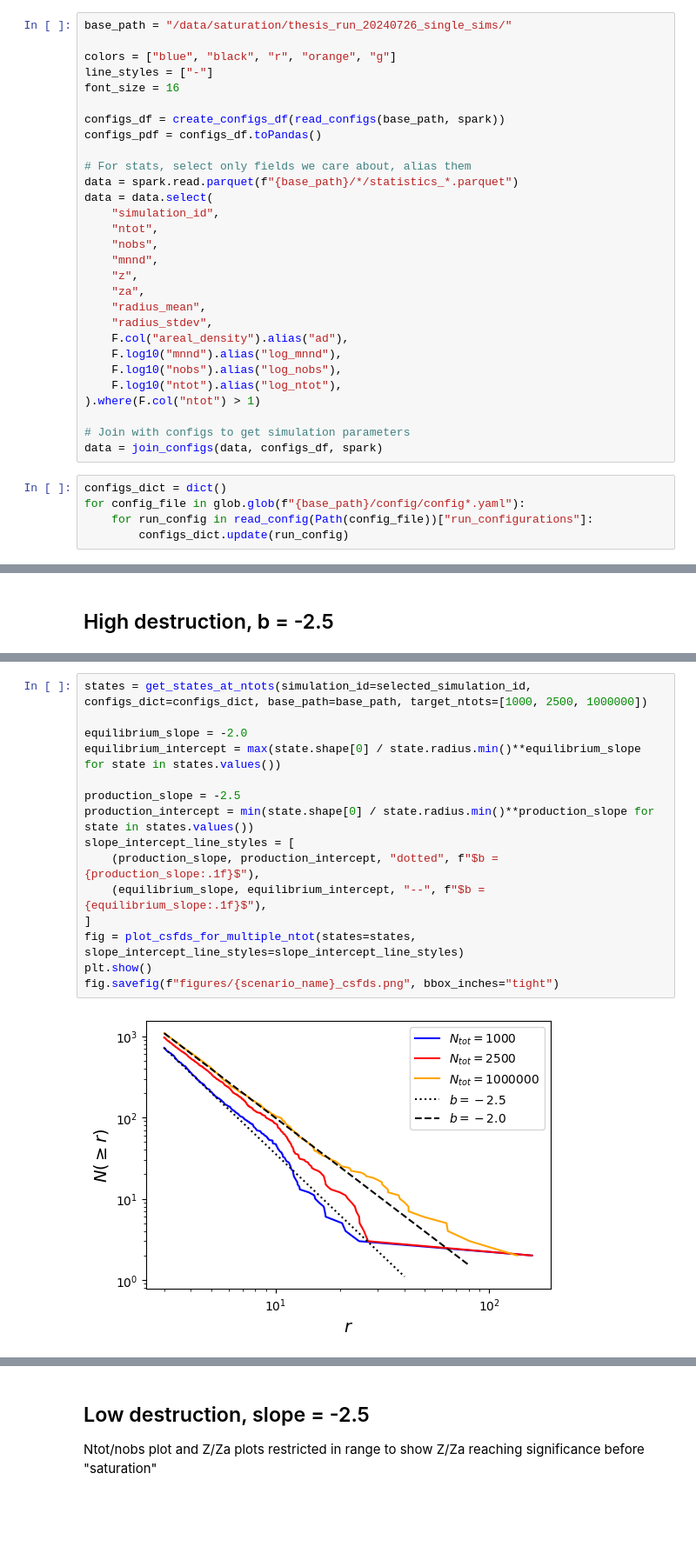
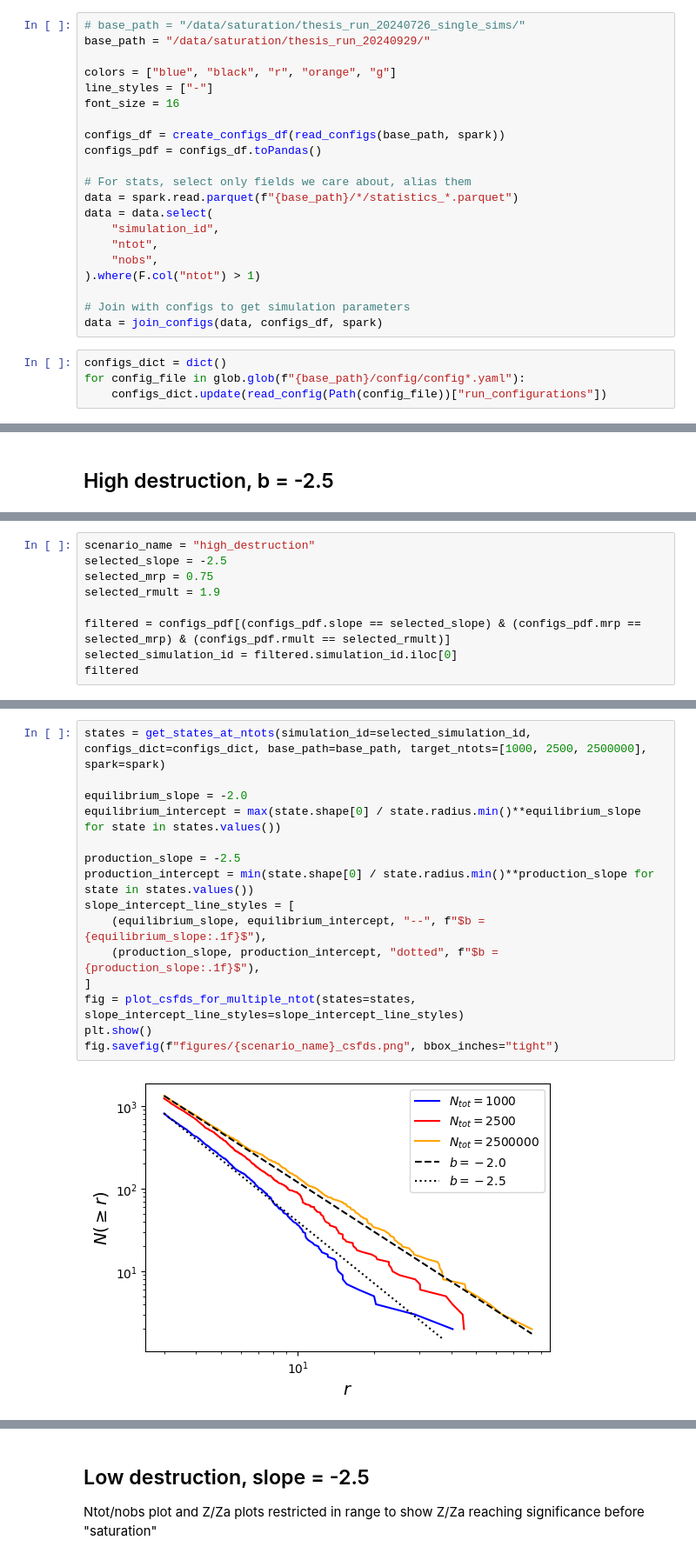
Before and after one commit to seanmason/saturation, a Jupyter notebook: notebooks/thesis/Chapter4/SingleSimulationPlots.ipynb, the cells around one changed output, grey strips where cells are left out. Shown at 87% size. Cells and saved outputs as stored; diff of their text form; blank space fills up the shorter version.

```diff
--- a/notebooks/thesis/Chapter4/SingleSimulationPlots.ipynb
+++ b/notebooks/thesis/Chapter4/SingleSimulationPlots.ipynb
@@ -25,5 +25,6 @@ To adjust logging level use sc.setLogLevel(newLevel). For SparkR, use setLogLeve
 # %%
-base_path = "/data/saturation/thesis_run_20240726_single_sims/"
+# base_path = "/data/saturation/thesis_run_20240726_single_sims/"
+base_path = "/data/saturation/thesis_run_20240929/"
 
 colors = ["blue", "black", "r", "orange", "g"]
 line_styles = ["-"]
@@ -38,15 +39,6 @@ data = data.select(
     "simulation_id",
     "ntot",
     "nobs",
-    "mnnd",
-    "z",
-    "za",
-    "radius_mean",
-    "radius_stdev",
-    F.col("areal_density").alias("ad"),
-    F.log10("mnnd").alias("log_mnnd"),
-    F.log10("nobs").alias("log_nobs"),
-    F.log10("ntot").alias("log_ntot"),
 ).where(F.col("ntot") > 1)
 
 # Join with configs to get simulation parameters
@@ -54,8 +46,7 @@ data = join_configs(data, configs_df, spark)
 # %%
 configs_dict = dict()
 for config_file in glob.glob(f"{base_path}/config/config*.yaml"):
-    for run_config in read_config(Path(config_file))["run_configurations"]:
-        configs_dict.update(run_config)
+    configs_dict.update(read_config(Path(config_file))["run_configurations"])
 # %%
 def plot_metric(
     data: pd.DataFrame,
@@ -756,0 +499,9 @@ filtered
+# %%
+scenario_name = "high_destruction"
+selected_slope = -2.5
+selected_mrp = 0.75
+selected_rmult = 1.9
+
+filtered = configs_pdf[(configs_pdf.slope == selected_slope) & (configs_pdf.mrp == selected_mrp) & (configs_pdf.rmult == selected_rmult)]
+selected_simulation_id = filtered.simulation_id.iloc[0]
+filtered
@@ -899,17 +605,17 @@ fig.savefig(f"figures/{scenario_name}_slope_estimates.png", bbox_inches="tight")
 # %%
-states = get_states_at_ntots(simulation_id=selected_simulation_id, configs_dict=configs_dict, base_path=base_path, target_ntots=[1000, 2500, 1000000])
+states = get_states_at_ntots(simulation_id=selected_simulation_id, configs_dict=configs_dict, base_path=base_path, target_ntots=[1000, 2500, 2500000], spark=spark)
 
 equilibrium_slope = -2.0
 equilibrium_intercept = max(state.shape[0] / state.radius.min()**equilibrium_slope for state in states.values())
 
 production_slope = -2.5
 production_intercept = min(state.shape[0] / state.radius.min()**production_slope for state in states.values())
 slope_intercept_line_styles = [
+    (equilibrium_slope, equilibrium_intercept, "--", f"$b = {equilibrium_slope:.1f}$"),
     (production_slope, production_intercept, "dotted", f"$b = {production_slope:.1f}$"),
-    (equilibrium_slope, equilibrium_intercept, "--", f"$b = {equilibrium_slope:.1f}$"),
 ]
 fig = plot_csfds_for_multiple_ntot(states=states, slope_intercept_line_styles=slope_intercept_line_styles)
 plt.show()
 fig.savefig(f"figures/{scenario_name}_csfds.png", bbox_inches="tight")
 # %% [output]
-[figure, old version]
+[figure, new version]
```
Also changed, not shown: parts of 68 cells of this notebook, 12 other files.
